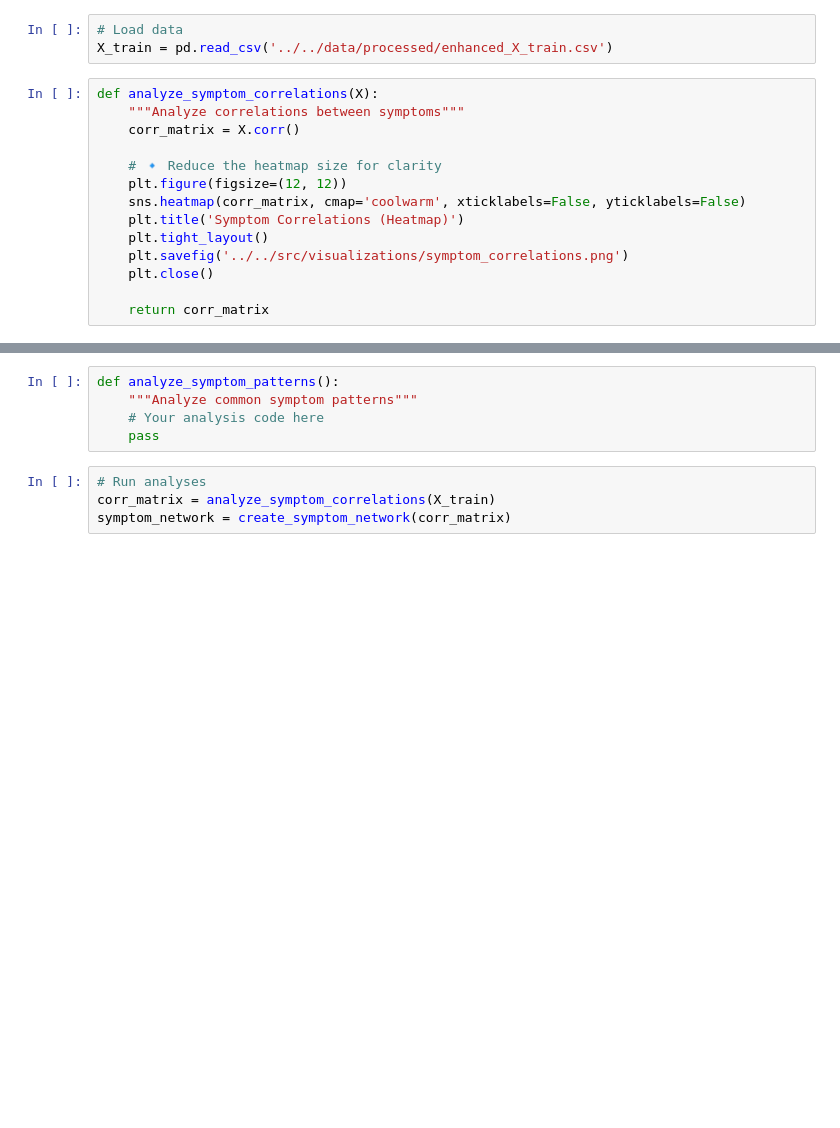
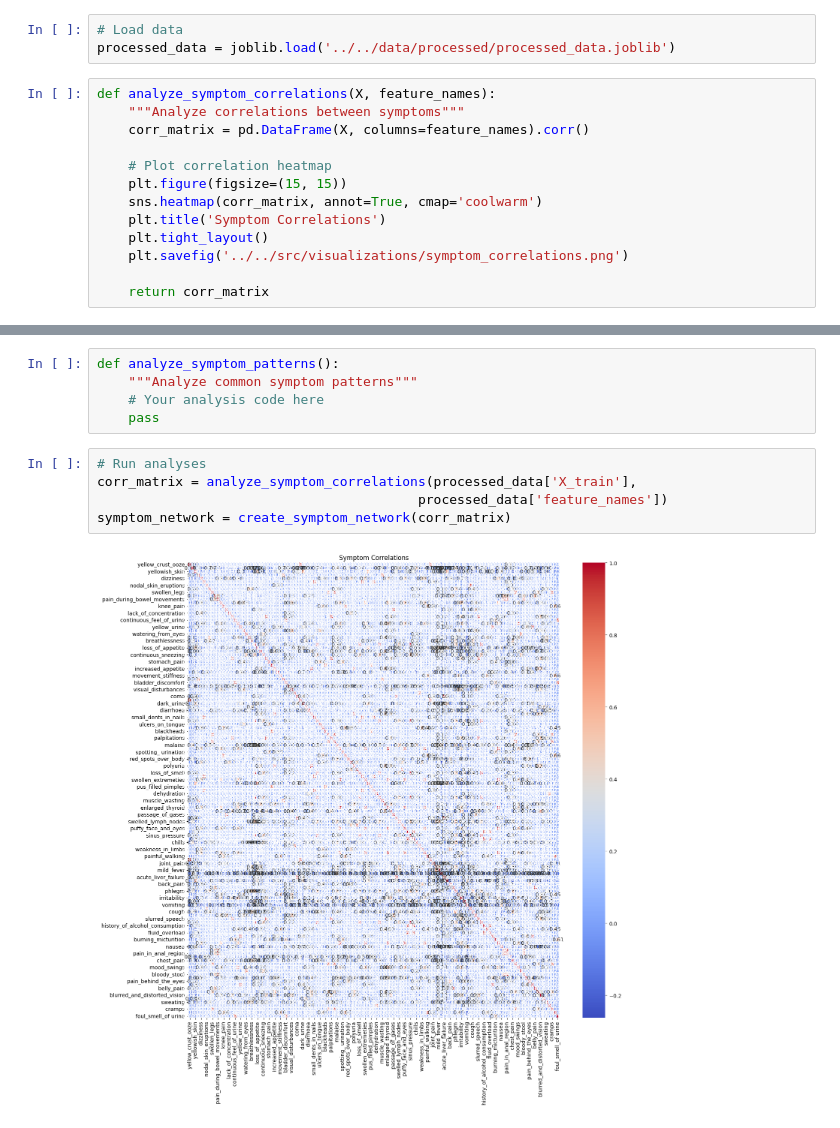
Before and after one commit to pheakleap/Capstone-Project-I, a Jupyter notebook: notebooks/Ensemble/symptom_analysis.ipynb, the cells around one changed output, grey strips where cells are left out. Saved outputs shown, nothing was run; the diff lists cells and outputs as text; blank space fills up the shorter version.

```diff
--- a/notebooks/Ensemble/symptom_analysis.ipynb
+++ b/notebooks/Ensemble/symptom_analysis.ipynb
@@ -8,19 +8,18 @@ import seaborn as sns
 import joblib
 # %%
 # Load data
-X_train = pd.read_csv('../../data/processed/enhanced_X_train.csv')
+processed_data = joblib.load('../../data/processed/processed_data.joblib')
 # %%
-def analyze_symptom_correlations(X):
+def analyze_symptom_correlations(X, feature_names):
     """Analyze correlations between symptoms"""
-    corr_matrix = X.corr()
+    corr_matrix = pd.DataFrame(X, columns=feature_names).corr()
 
-    # 🔹 Reduce the heatmap size for clarity
-    plt.figure(figsize=(12, 12))
-    sns.heatmap(corr_matrix, cmap='coolwarm', xticklabels=False, yticklabels=False)
-    plt.title('Symptom Correlations (Heatmap)')
+    # Plot correlation heatmap
+    plt.figure(figsize=(15, 15))
+    sns.heatmap(corr_matrix, annot=True, cmap='coolwarm')
+    plt.title('Symptom Correlations')
     plt.tight_layout()
     plt.savefig('../../src/visualizations/symptom_correlations.png')
-    plt.close()
 
     return corr_matrix
 # %%
@@ -43,8 +42,11 @@ def analyze_symptom_patterns():
     pass
 # %%
 # Run analyses
-corr_matrix = analyze_symptom_correlations(X_train)
+corr_matrix = analyze_symptom_correlations(processed_data['X_train'],
+                                         processed_data['feature_names'])
 symptom_network = create_symptom_network(corr_matrix)
+# %% [output]
+[figure, added]
 # %%
 # Save results
 results = {
```
Also changed, not shown: parts of 2 cells of this notebook, 30 other files.
